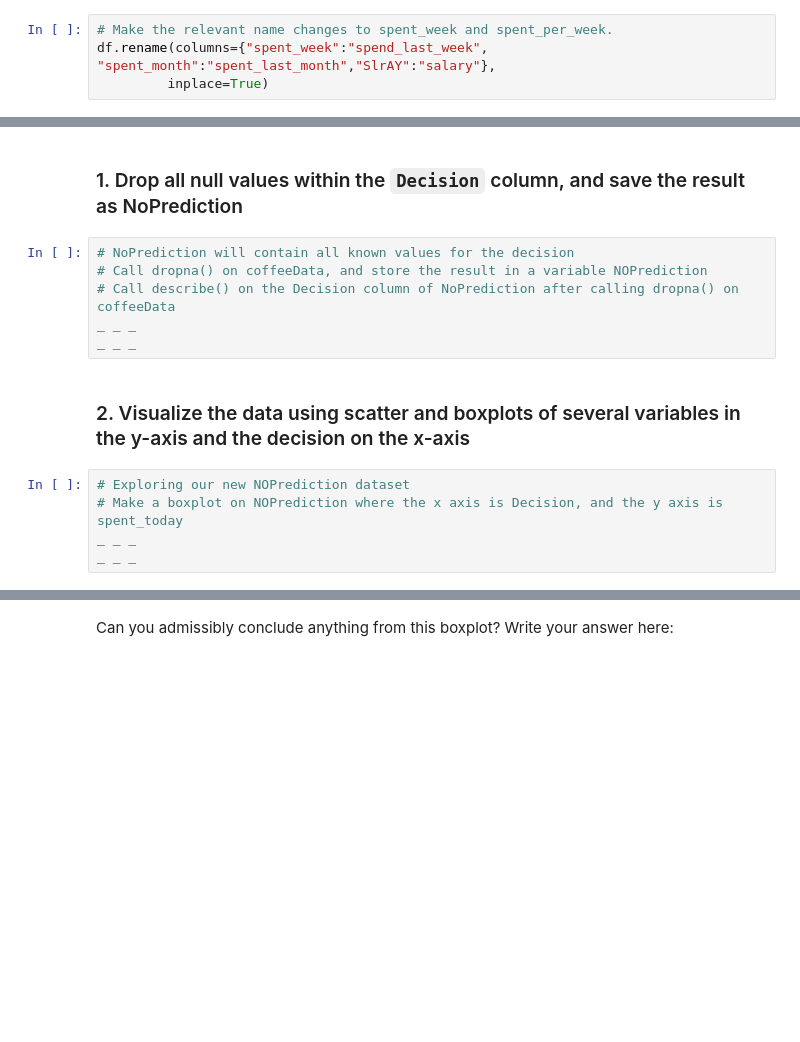
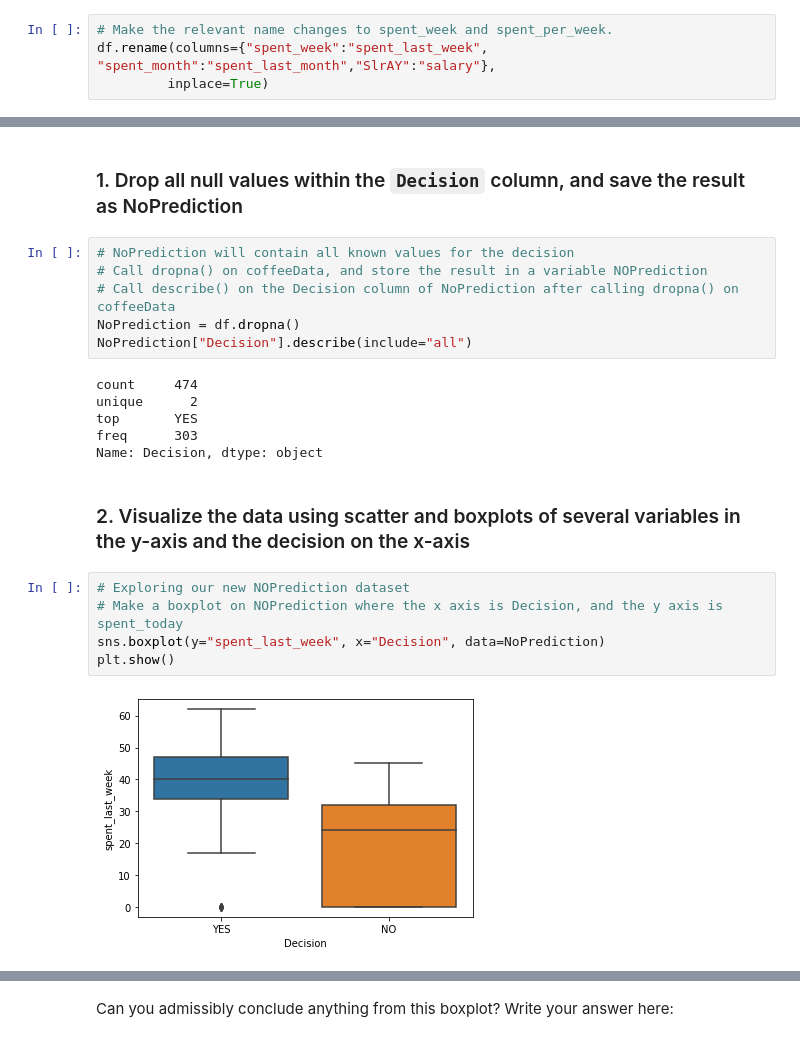
Before and after one commit to asaadkhattab/DecisionTreeCaseStudy, a Jupyter notebook: Springboard Decision Tree Specialty Coffee Case Study - Tier 3.ipynb, the cells around one changed output, grey strips where cells are left out. Saved outputs shown, nothing was run; the diff lists cells and outputs as text; blank space fills up the shorter version.

```diff
--- a/Springboard Decision Tree Specialty Coffee Case Study - Tier 3.ipynb
+++ b/Springboard Decision Tree Specialty Coffee Case Study - Tier 3.ipynb
@@ -169,7 +169,7 @@ Index(['Age', 'Gender', 'num_coffeeBags_per_year', 'spent_week', 'spent_month',
       dtype='object')
 # %%
 # Make the relevant name changes to spent_week and spent_per_week.
-df.rename(columns={"spent_week":"spend_last_week", "spent_month":"spent_last_month","SlrAY":"salary"},
+df.rename(columns={"spent_week":"spent_last_week", "spent_month":"spent_last_month","SlrAY":"salary"},
          inplace=True)
 # %%
 # Check out the column names
@@ -272,12 +272,20 @@ To execute the train/test split properly, we need to do five things:
 # NoPrediction will contain all known values for the decision
 # Call dropna() on coffeeData, and store the result in a variable NOPrediction
 # Call describe() on the Decision column of NoPrediction after calling dropna() on coffeeData
-_ _ _
-_ _ _
+NoPrediction = df.dropna()
+NoPrediction["Decision"].describe(include="all")
+# %% [output]
+count     474
+unique      2
+top       YES
+freq      303
+Name: Decision, dtype: object
 # %% [markdown]
 ### 2. Visualize the data using scatter and boxplots of several variables in the y-axis and the decision on the x-axis
 # %%
 # Exploring our new NOPrediction dataset
 # Make a boxplot on NOPrediction where the x axis is Decision, and the y axis is spent_today
-_ _ _
-_ _ _
+sns.boxplot(y="spent_last_week", x="Decision", data=NoPrediction)
+plt.show()
+# %% [output]
+[figure, added]
```
Also changed, not shown: parts of 25 cells of this notebook.
